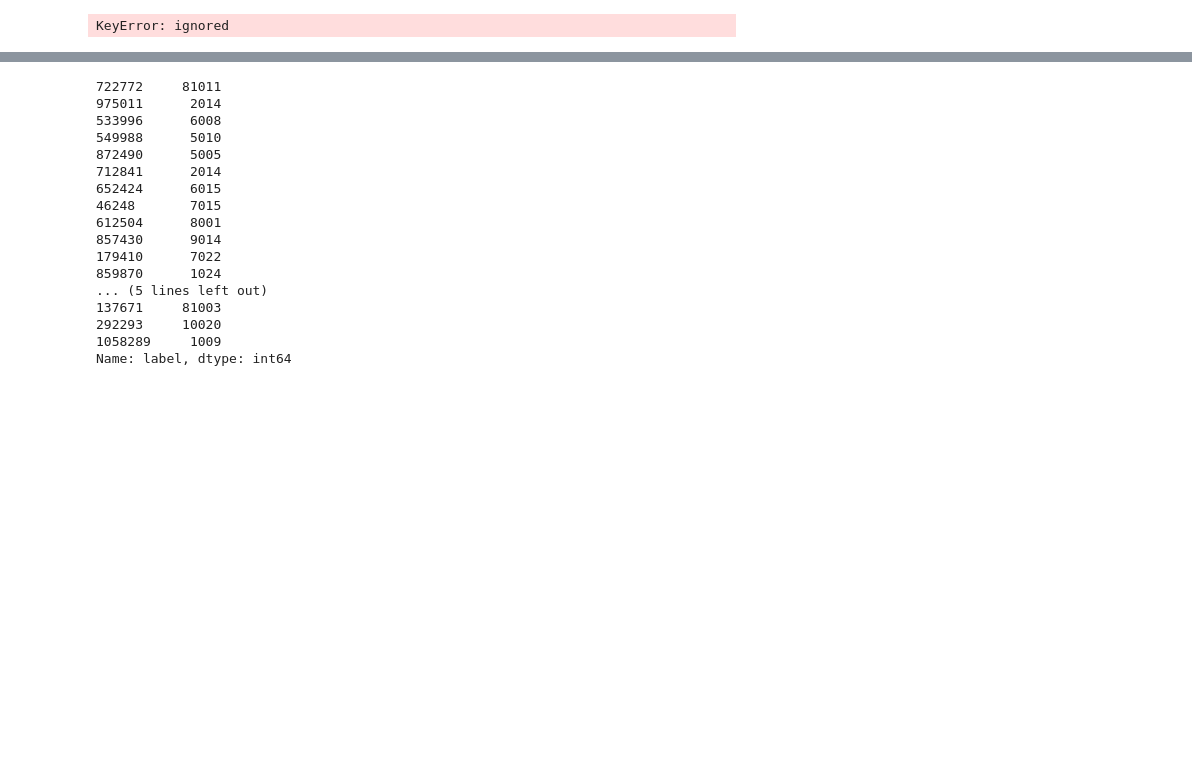
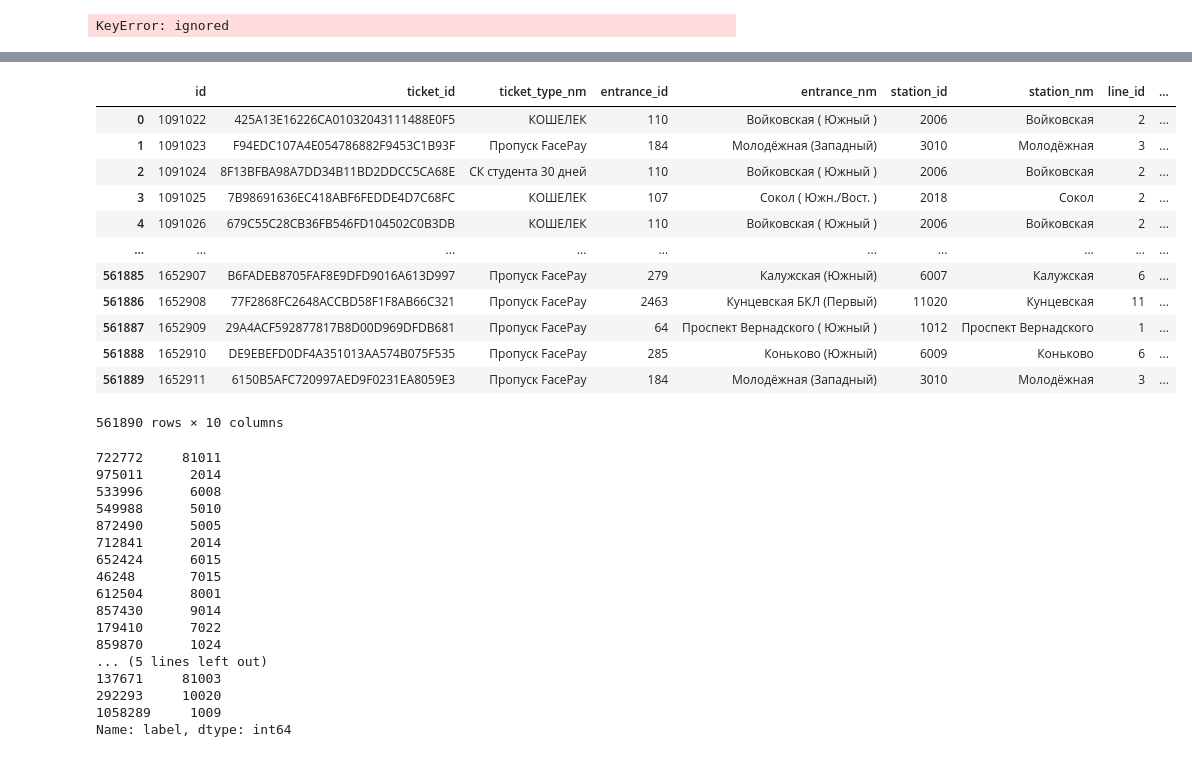
Before and after one commit to varvaraptl/itinerary_forecast, a Jupyter notebook: moscow_metro_predict.ipynb, the cells around one changed output, grey strips where cells are left out. Cells and saved outputs as stored; diff of their text form; code cells hidden in the pictures; blank space fills up the shorter version.

```diff
--- a/moscow_metro_predict.ipynb
+++ b/moscow_metro_predict.ipynb
@@ -867,0 +900,18 @@ valid recall: 0.03406986186045463
+# %%
+df_test = pd.read_csv('/content/drive/MyDrive/test_dataset_test.csv')
+# %%
+df_test
+# %% [output]
+|  | id | ticket_id | ticket_type_nm | entrance_id | entrance_nm | station_id | station_nm | line_id | ... |
+| 0 | 1091022 | 425A13E16226CA01032043111488E0F5 | КОШЕЛЕК | 110 | Войковская ( Южный ) | 2006 | Войковская | 2 | ... |
+| 1 | 1091023 | F94EDC107A4E054786882F9453C1B93F | Пропуск FacePay | 184 | Молодёжная (Западный) | 3010 | Молодёжная | 3 | ... |
+| 2 | 1091024 | 8F13BFBA98A7DD34B11BD2DDCC5CA68E | СК студента 30 дней | 110 | Войковская ( Южный ) | 2006 | Войковская | 2 | ... |
+| 3 | 1091025 | 7B98691636EC418ABF6FEDDE4D7C68FC | КОШЕЛЕК | 107 | Сокол ( Южн./Вост. ) | 2018 | Сокол | 2 | ... |
+| 4 | 1091026 | 679C55C28CB36FB546FD104502C0B3DB | КОШЕЛЕК | 110 | Войковская ( Южный ) | 2006 | Войковская | 2 | ... |
+| ... | ... | ... | ... | ... | ... | ... | ... | ... | ... |
+| 561885 | 1652907 | B6FADEB8705FAF8E9DFD9016A613D997 | Пропуск FacePay | 279 | Калужская (Южный) | 6007 | Калужская | 6 | ... |
+| 561886 | 1652908 | 77F2868FC2648ACCBD58F1F8AB66C321 | Пропуск FacePay | 2463 | Кунцевская БКЛ (Первый) | 11020 | Кунцевская | 11 | ... |
+| 561887 | 1652909 | 29A4ACF592877817B8D00D969DFDB681 | Пропуск FacePay | 64 | Проспект Вернадского ( Южный ) | 1012 | Проспект Вернадского | 1 | ... |
+| 561888 | 1652910 | DE9EBEFD0DF4A351013AA574B075F535 | Пропуск FacePay | 285 | Коньково (Южный) | 6009 | Коньково | 6 | ... |
+| 561889 | 1652911 | 6150B5AFC720997AED9F0231EA8059E3 | Пропуск FacePay | 184 | Молодёжная (Западный) | 3010 | Молодёжная | 3 | ... |
+561890 rows × 10 columns
```
Also changed, not shown: parts of 31 cells of this notebook.
